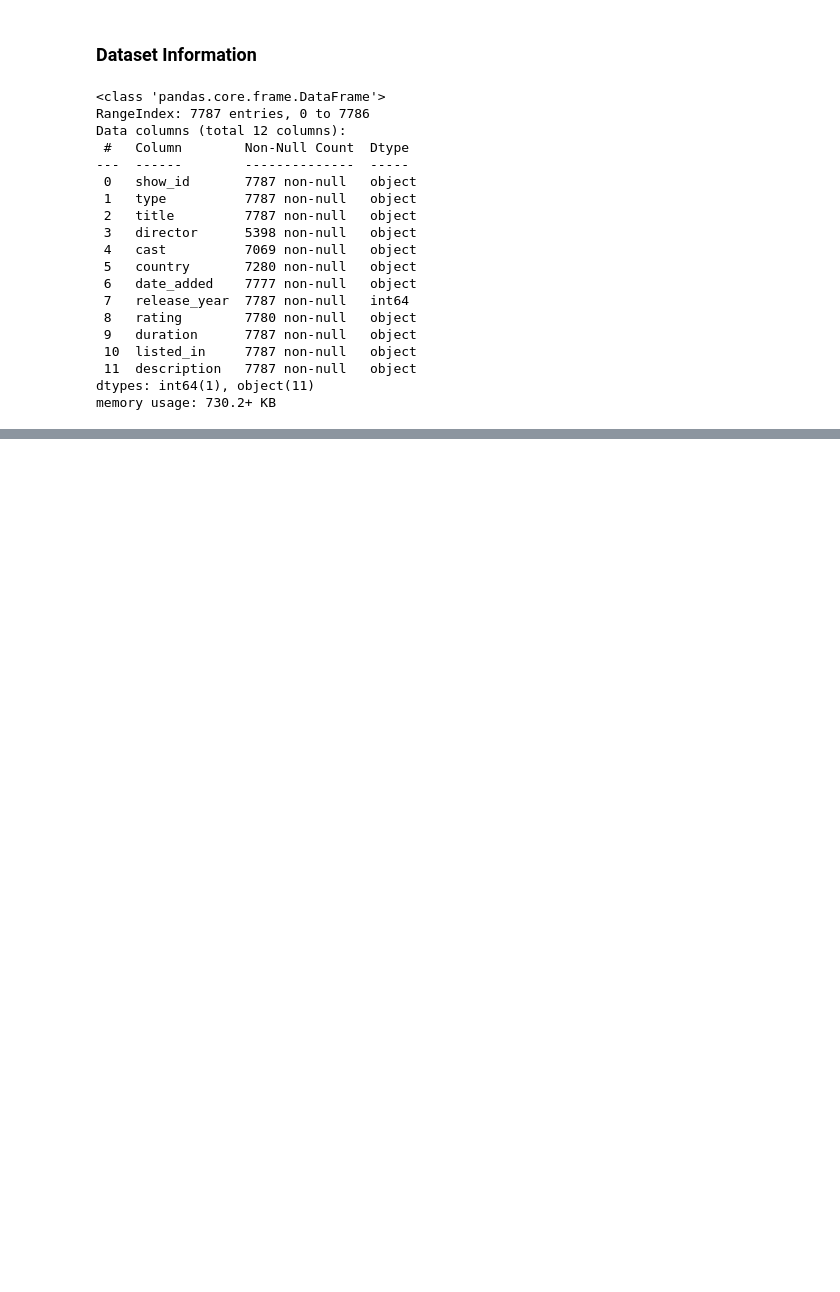
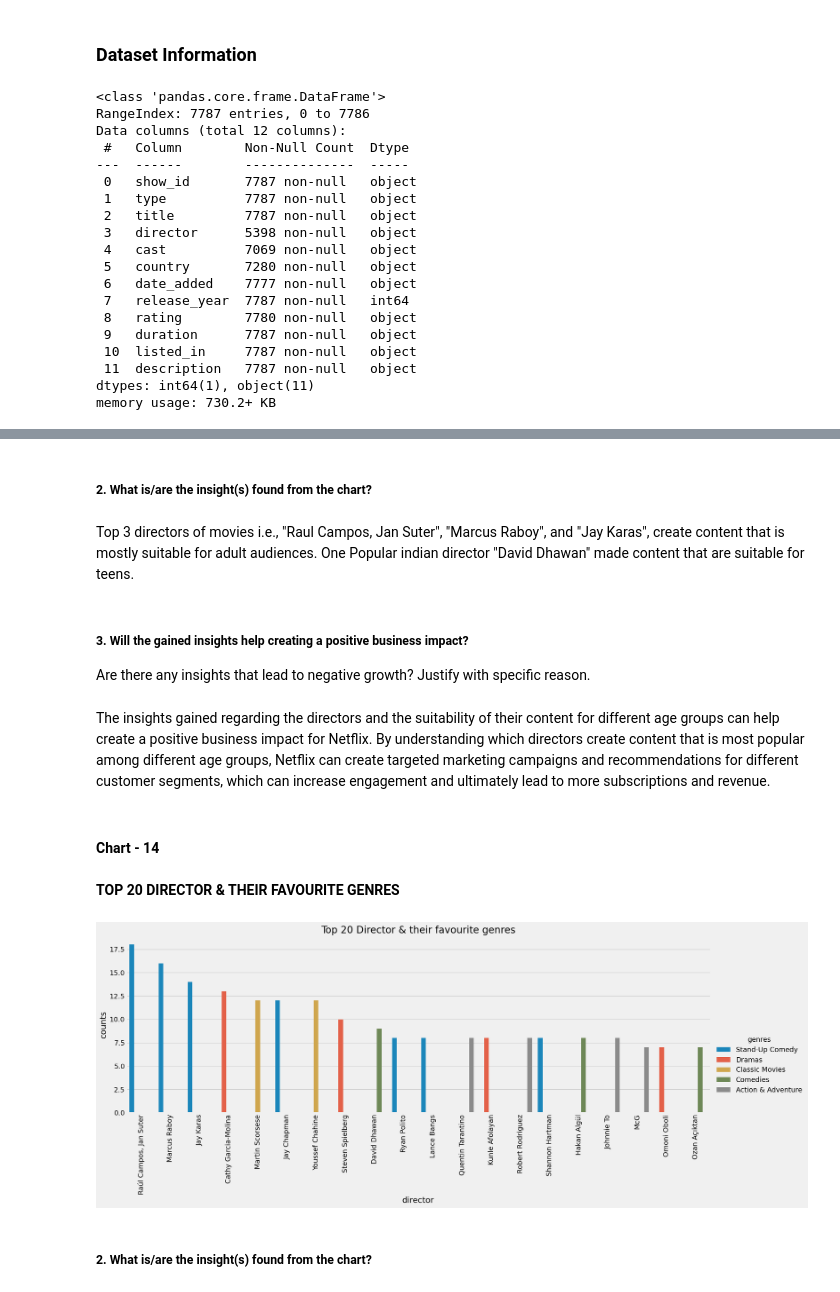
Before and after one commit to makdatascience/Netflix-Movies-TV-Shows-Clustering, a Jupyter notebook: Netflix_Movies_and_TV_Shows_Clustering.ipynb, the cells around one changed output, grey strips where cells are left out. Drawn from its saved outputs; the diff is of its cells as text; code cells hidden in the pictures; blank space fills up the shorter version.

```diff
--- a/Netflix_Movies_and_TV_Shows_Clustering.ipynb
+++ b/Netflix_Movies_and_TV_Shows_Clustering.ipynb
@@ -128,0 +968,20 @@ memory usage: 730.2+ KB
+# %% [markdown]
+##### 2. What is/are the insight(s) found from the chart?
+# %% [markdown]
+Top 3 directors of movies i.e., "Raul Campos, Jan Suter", "Marcus Raboy", and "Jay Karas", create content that is mostly suitable for adult audiences. One  Popular indian director "David Dhawan" made content that are suitable for teens.
+# %% [markdown]
+##### 3. Will the gained insights help creating a positive business impact?
+Are there any insights that lead to negative growth? Justify with specific reason.
+# %% [markdown]
+The insights gained regarding the directors and the suitability of their content for different age groups can help create a positive business impact for Netflix. By understanding which directors create content that is most popular among different age groups, Netflix can create targeted marketing campaigns and recommendations for different customer segments, which can increase engagement and ultimately lead to more subscriptions and revenue.
+# %% [markdown]
+#### Chart - 14
+# %% [markdown]
+**TOP 20 DIRECTOR & THEIR FAVOURITE GENRES**
+# %%
+# Calling the function "create_plot"
+create_plot('genres',title = 'Top 20 Director & their favourite genres')
+# %% [output]
+[figure, added]
+# %% [markdown]
+##### 2. What is/are the insight(s) found from the chart?
```
Also changed, not shown: parts of 340 cells of this notebook.
